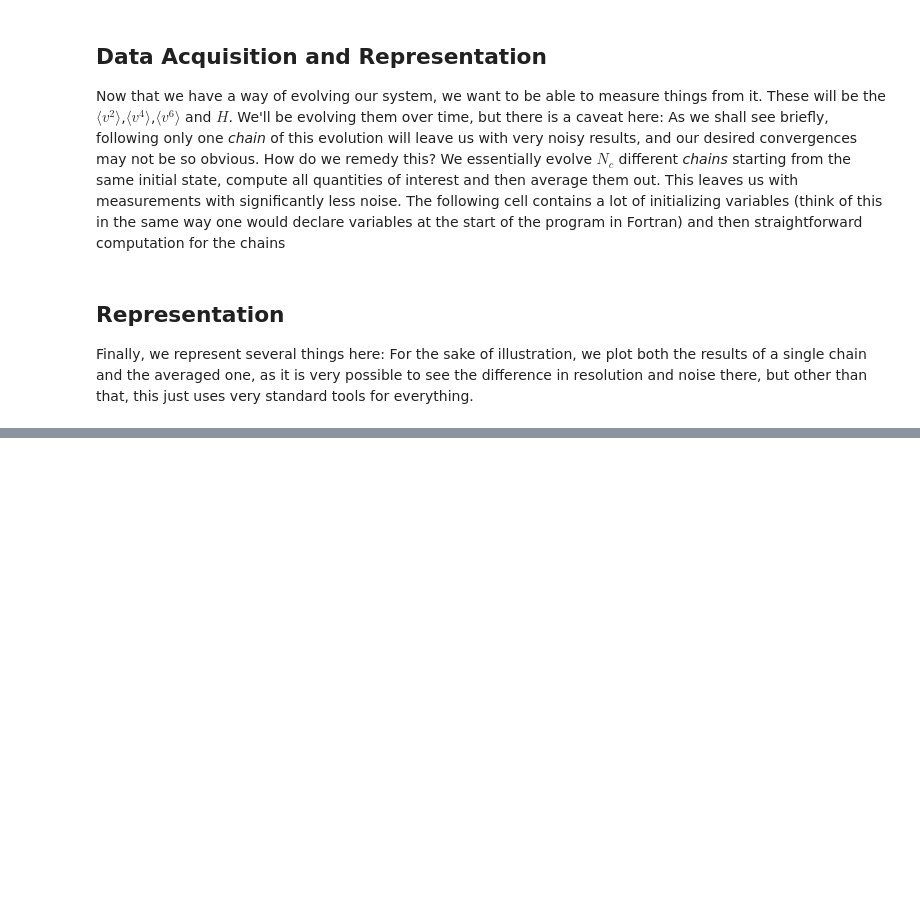
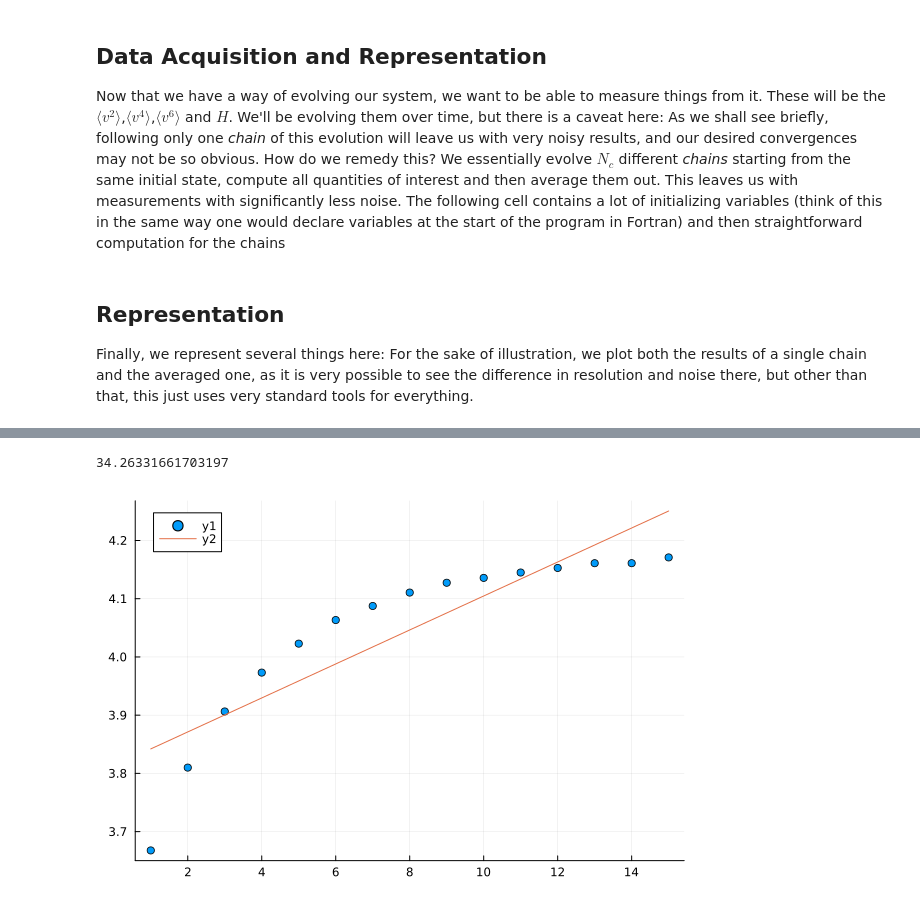
Before and after one commit to BielUsal/BoltzmannNonEq, a Jupyter notebook: NonEq.ipynb, the cells around one changed output, grey strips where cells are left out. Cells and saved outputs as stored; diff of their text form; code cells hidden in the pictures; blank space fills up the shorter version.

```diff
--- a/NonEq.ipynb
+++ b/NonEq.ipynb
@@ -322,0 +325,11 @@ end
+# %%
+tregr= 15
+x= 1:tregr
+X = hcat(ones(length(x)), x)
+β = X \ log.(v⁴[1:tregr])
+print(1/β[2])
+scatter(x,log.(v⁴[1:tregr]))
+plot!(x->β[1] .+ β[2]*x)
+# %% [output]
+34.26331661703197
+[figure, added]
```
Also changed, not shown: parts of 11 cells of this notebook.
